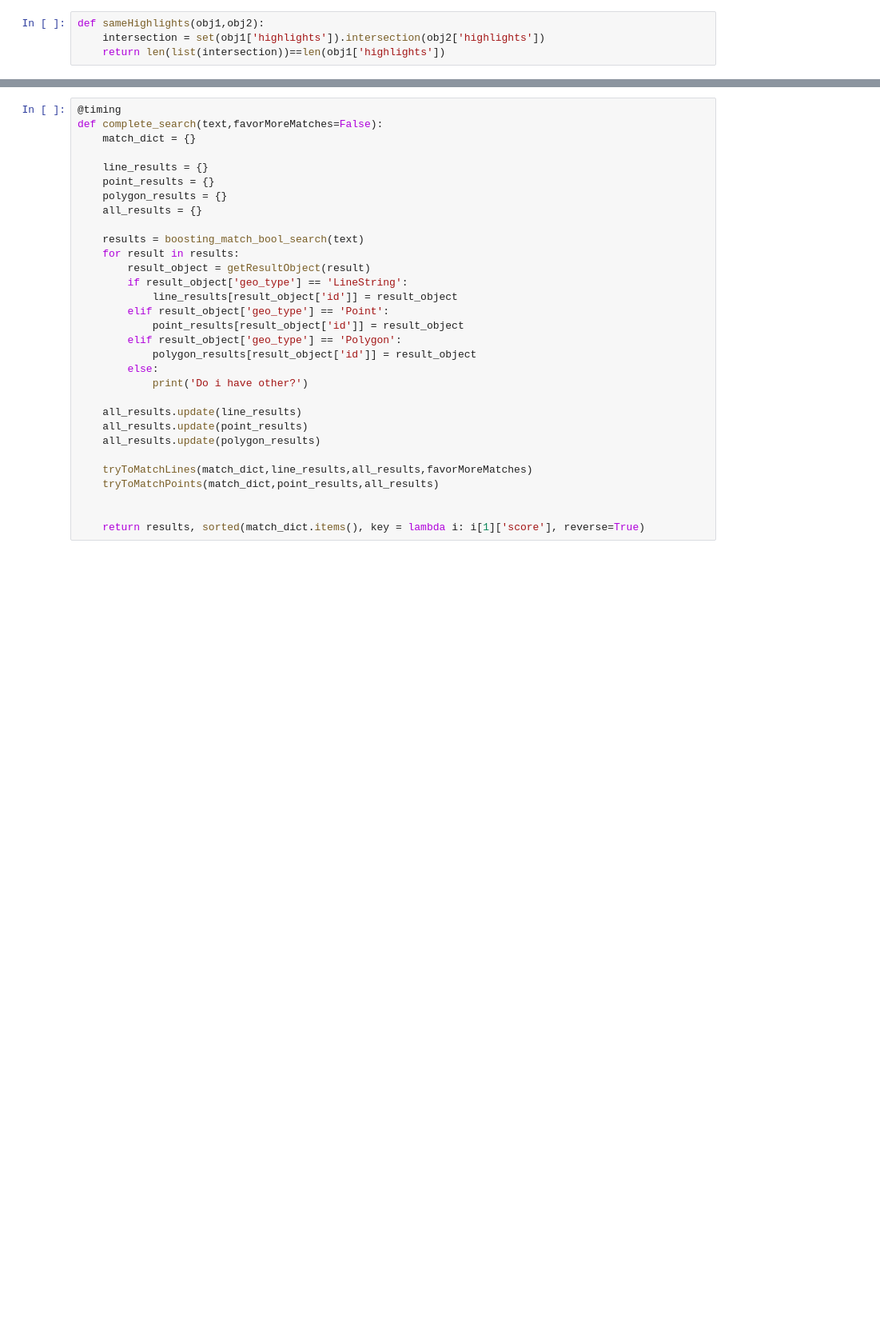
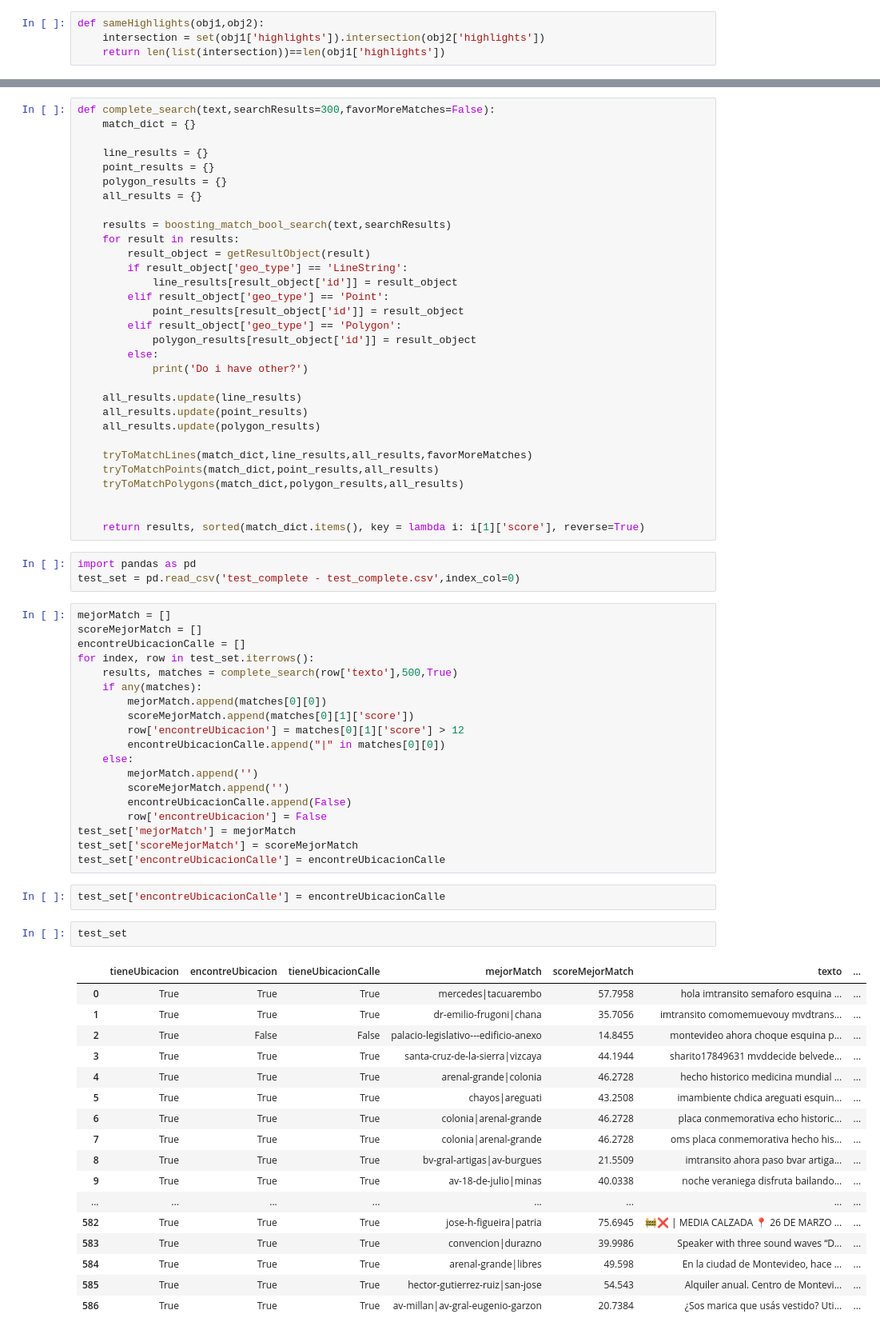
Before and after one commit to raulsperoni/krypton-geo-tagger, a Jupyter notebook: jupyter/notebooks/0.ElasticAnalysis.ipynb, the cells around one changed output, grey strips where cells are left out. Shown: that part at 80% size. Saved outputs shown, nothing was run; the diff lists cells and outputs as text; blank space fills up the shorter version.

Commit message:
test set

```diff
--- a/jupyter/notebooks/0.ElasticAnalysis.ipynb
+++ b/jupyter/notebooks/0.ElasticAnalysis.ipynb
@@ -263,8 +187,7 @@ def getResultObject(result):
                         result_highlights.append(c.replace('<em>','').replace('</em>',''))
     return {'id':result_id,'geo_type':result_geo_type,'name':result_name, 's_name':result_striped_name,'score':result_score,'geometry':result_geometry, 'highlights':result_highlights}
 # %%
-@timing
-def complete_search(text,favorMoreMatches=False):
+def complete_search(text,searchResults=300,favorMoreMatches=False):
     match_dict = {}
 
     line_results = {}
@@ -272,7 +195,7 @@ def complete_search(text,favorMoreMatches=False):
     polygon_results = {}
     all_results = {}
 
-    results = boosting_match_bool_search(text)
+    results = boosting_match_bool_search(text,searchResults)
     for result in results:
         result_object = getResultObject(result)
         if result_object['geo_type'] == 'LineString':
@@ -290,6 +213,51 @@ def complete_search(text,favorMoreMatches=False):
 
     tryToMatchLines(match_dict,line_results,all_results,favorMoreMatches)
     tryToMatchPoints(match_dict,point_results,all_results)
+    tryToMatchPolygons(match_dict,polygon_results,all_results)
 
 
     return results, sorted(match_dict.items(), key = lambda i: i[1]['score'], reverse=True)
+# %%
+import pandas as pd
+test_set = pd.read_csv('test_complete - test_complete.csv',index_col=0)
+# %%
+mejorMatch = []
+scoreMejorMatch = []
+encontreUbicacionCalle = []
+for index, row in test_set.iterrows():
+    results, matches = complete_search(row['texto'],500,True)
+    if any(matches):
+        mejorMatch.append(matches[0][0])
+        scoreMejorMatch.append(matches[0][1]['score'])
+        row['encontreUbicacion'] = matches[0][1]['score'] > 12
+        encontreUbicacionCalle.append("|" in matches[0][0])
+    else:
+        mejorMatch.append('')
+        scoreMejorMatch.append('')
+        encontreUbicacionCalle.append(False)
+        row['encontreUbicacion'] = False
+test_set['mejorMatch'] = mejorMatch
+test_set['scoreMejorMatch'] = scoreMejorMatch
+test_set['encontreUbicacionCalle'] = encontreUbicacionCalle
+# %%
+test_set['encontreUbicacionCalle'] = encontreUbicacionCalle
+# %%
+test_set
+# %% [output]
+|  | tieneUbicacion | encontreUbicacion | tieneUbicacionCalle | mejorMatch | scoreMejorMatch | texto | ... |
+| 0 | True | True | True | mercedes|tacuarembo | 57.7958 | hola imtransito semaforo esquina ... | ... |
+| 1 | True | True | True | dr-emilio-frugoni|chana | 35.7056 | imtransito comomemuevouy mvdtrans... | ... |
+| 2 | True | False | False | palacio-legislativo---edificio-anexo | 14.8455 | montevideo ahora choque esquina p... | ... |
+| 3 | True | True | True | santa-cruz-de-la-sierra|vizcaya | 44.1944 | sharito17849631 mvddecide belvede... | ... |
+| 4 | True | True | True | arenal-grande|colonia | 46.2728 | hecho historico medicina mundial ... | ... |
+| 5 | True | True | True | chayos|areguati | 43.2508 | imambiente chdica areguati esquin... | ... |
+| 6 | True | True | True | colonia|arenal-grande | 46.2728 | placa conmemorativa echo historic... | ... |
+| 7 | True | True | True | colonia|arenal-grande | 46.2728 | oms placa conmemorativa hecho his... | ... |
+| 8 | True | True | True | bv-gral-artigas|av-burgues | 21.5509 | imtransito ahora paso bvar artiga... | ... |
+| 9 | True | True | True | av-18-de-julio|minas | 40.0338 | noche veraniega disfruta bailando... | ... |
+| ... | ... | ... | ... | ... | ... | ... | ... |
+| 582 | True | True | True | jose-h-figueira|patria | 75.6945 | 🚧❌ | MEDIA CALZADA 📍 26 DE MARZO ... | ... |
+| 583 | True | True | True | convencion|durazno | 39.9986 | Speaker with three sound waves “D... | ... |
+| 584 | True | True | True | arenal-grande|libres | 49.598 | En la ciudad de Montevideo, hace ... | ... |
+| 585 | True | True | True | hector-gutierrez-ruiz|san-jose | 54.543 | Alquiler anual. Centro de Montevi... | ... |
+| 586 | True | True | True | av-millan|av-gral-eugenio-garzon | 20.7384 | ¿Sos marica que usás vestido? Uti... | ... |
```
Also changed, not shown: parts of 17 cells of this notebook, 5 other files.
